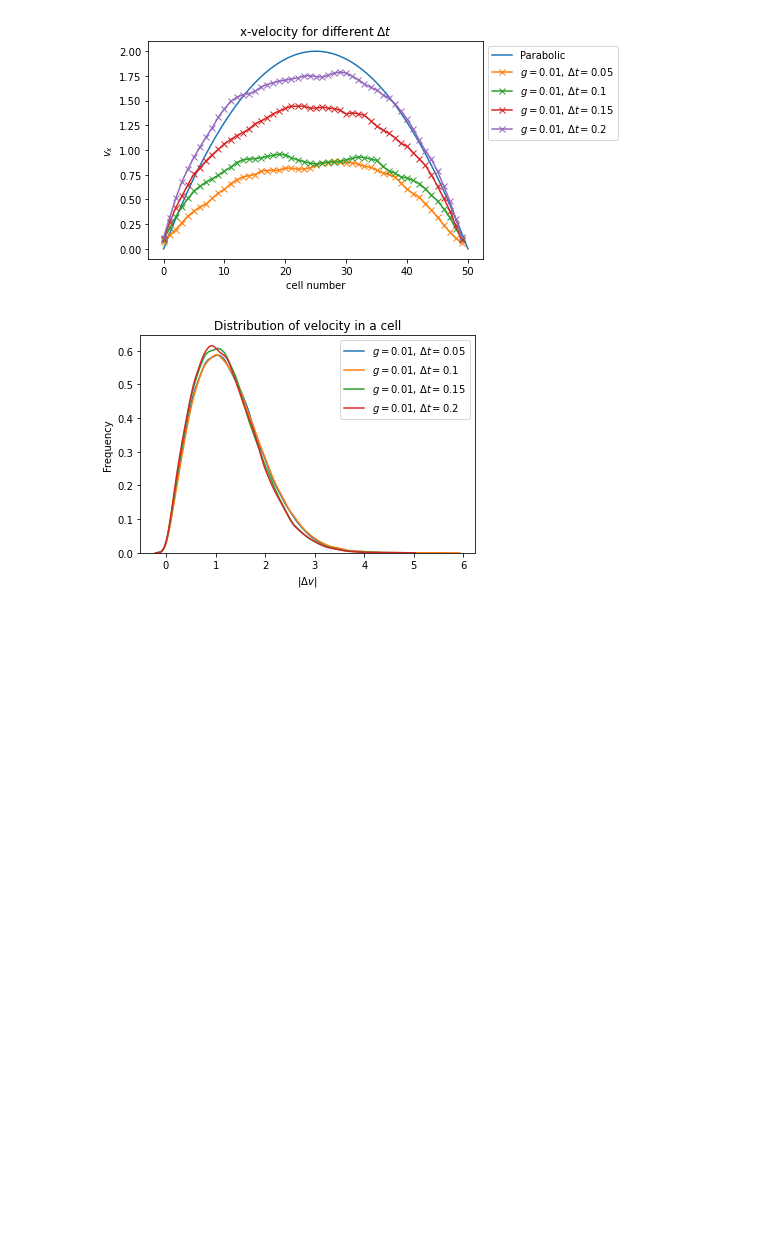
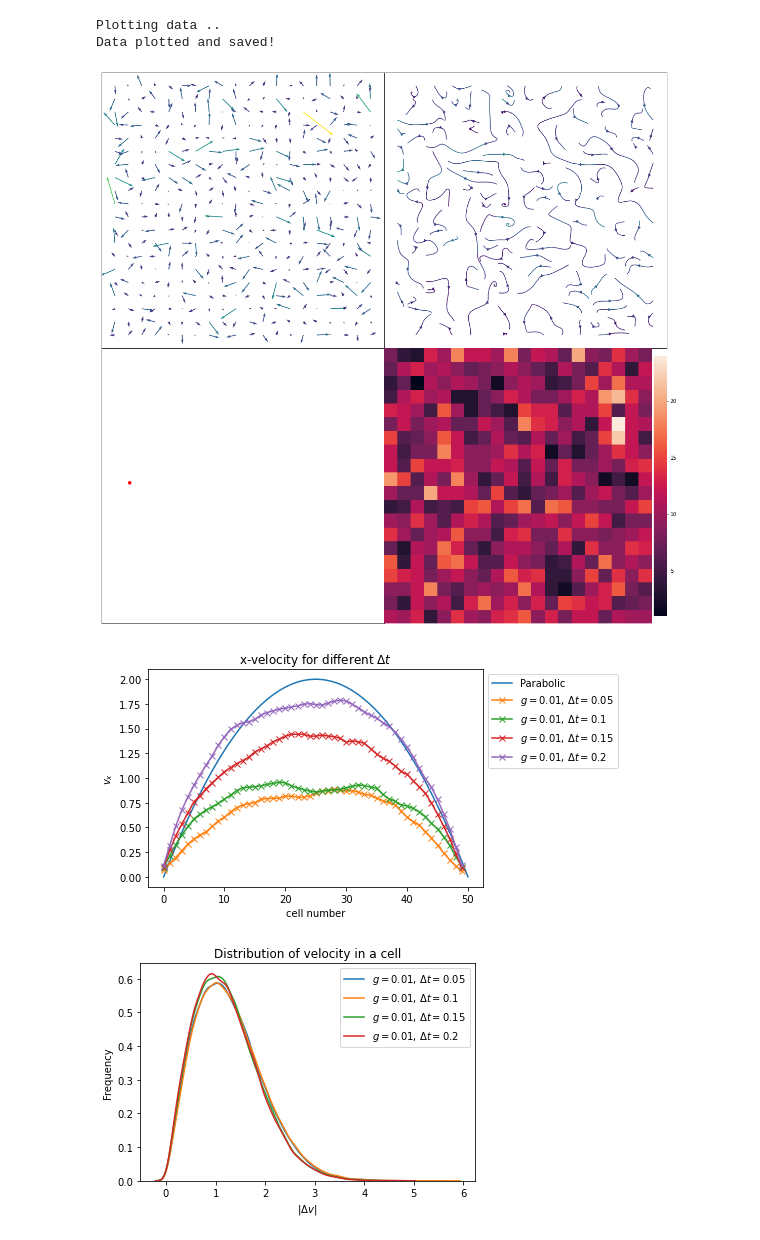
Before and after one commit to SaphCode/MPCD, a Jupyter notebook: Analysis/Evaluation.ipynb, the cells around one changed output. Cells and saved outputs as stored; diff of their text form; code cells hidden in the pictures; blank space fills up the shorter version.

```diff
--- a/Analysis/Evaluation.ipynb
+++ b/Analysis/Evaluation.ipynb
@@ -37,0 +394,65 @@ constants = getConstants(data_from)
+# %%
+print('Plotting data ..')
+fig = plt.figure(figsize=(20,20))
+ax = [fig.add_subplot(2,2,i+1) for i in range(4)]
+
+timesteps = int(constants['t']) - 1
+
+
+for a in ax:
+    a.set_xticklabels([])
+    a.set_yticklabels([])
+    #a.set_aspect('equal')
+
+fig.subplots_adjust(wspace=0, hspace=0)
+
+color = np.sqrt(U[-1]**2 + V[-1]**2)
+point_size = 0.3
+
+if with_obstacles:
+    for index, o in obstacles.iterrows():
+        circle1 = plt.Circle((o['x'], o['y']), obstacle_radius, color = 'orange')
+        circle2 = plt.Circle((o['x'], o['y']), obstacle_radius, color = 'orange')
+        #circle3 = plt.Circle((o['x'], o['y']), obstacle_radius, color = 'black')
+        #circles.append(circle)
+        ax[1].add_artist(circle1)
+        ax[2].add_artist(circle2)
+        #ax[3].add_artist(circle3)
+        #ax[0].xaxis.set_ticks([])
+
+ax[0].xaxis.set_ticks([])
+ax[0].yaxis.set_ticks([])
+ax[0].quiver(I, J, U[-1], V[-1], color)
+ax[0].set(xlim=(x_0_region-1,x_max_region), ylim=(y_0_region-1,y_max_region))
+
+ax[1].xaxis.set_ticks([])
+ax[1].yaxis.set_ticks([])
+ax[1].streamplot(I, J, U[-1], V[-1], color=color, density=streamplot_density) # grid
+ax[1].set(xlim=(x_0_region-1,x_max_region), ylim=(y_0_region-1,y_max_region))
+
+ax[2].xaxis.set_ticks([])
+ax[2].yaxis.set_ticks([])
+ax[2].plot(particles['x{}'.format(timesteps)], particles['y{}'.format(timesteps)], "o", markersize = point_size)
+monomers_T = monomers_t[-1]
+ax[2].plot(monomers_T['x'], monomers_T['y'], 'o', markersize = point_size * 20, color = 'red')
+ax[2].set(xlim=(x_0_region,x_max_region), ylim=(y_0_region,y_max_region))
+
+ax[3].xaxis.set_ticks([])
+ax[3].yaxis.set_ticks([])
+#img = ax[3].imshow(pivot, cmap='hot')
+#fig.colorbar(img, ax=ax[3], fraction=0.046, pad=0.005)
+sns.heatmap(pivots[-1], ax=ax[3], xticklabels = False, yticklabels = False, cbar_kws={"fraction": 0.046, "pad": 0.005})
+ax[3].set(xlim=(x_0_region,x_max_region), ylim=(y_0_region,y_max_region))
+#ax[3].xticks('')
+#ax[3].yticks('')
+ax[3].set_ylabel('')
+ax[3].set_xlabel('')
+#ax[1,1].imshow(pivot, cmap='hot')
+
+plt.savefig("Assets/stationary_region.png")
+#plt.close()
+print('Data plotted and saved!')
+# %% [output]
+Plotting data ..
+Data plotted and saved!
+[figure, added]
```
Also changed, not shown: parts of 17 cells of this notebook, 29 other files.
